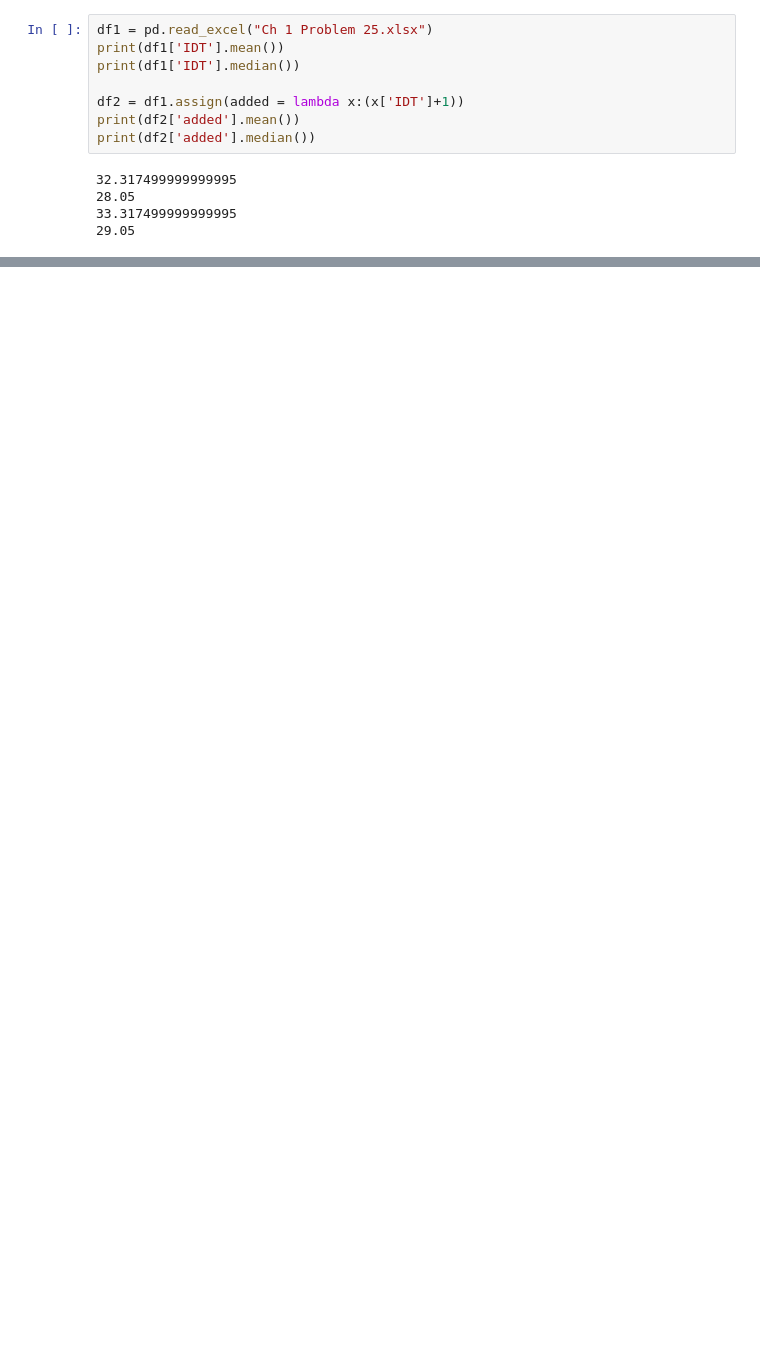
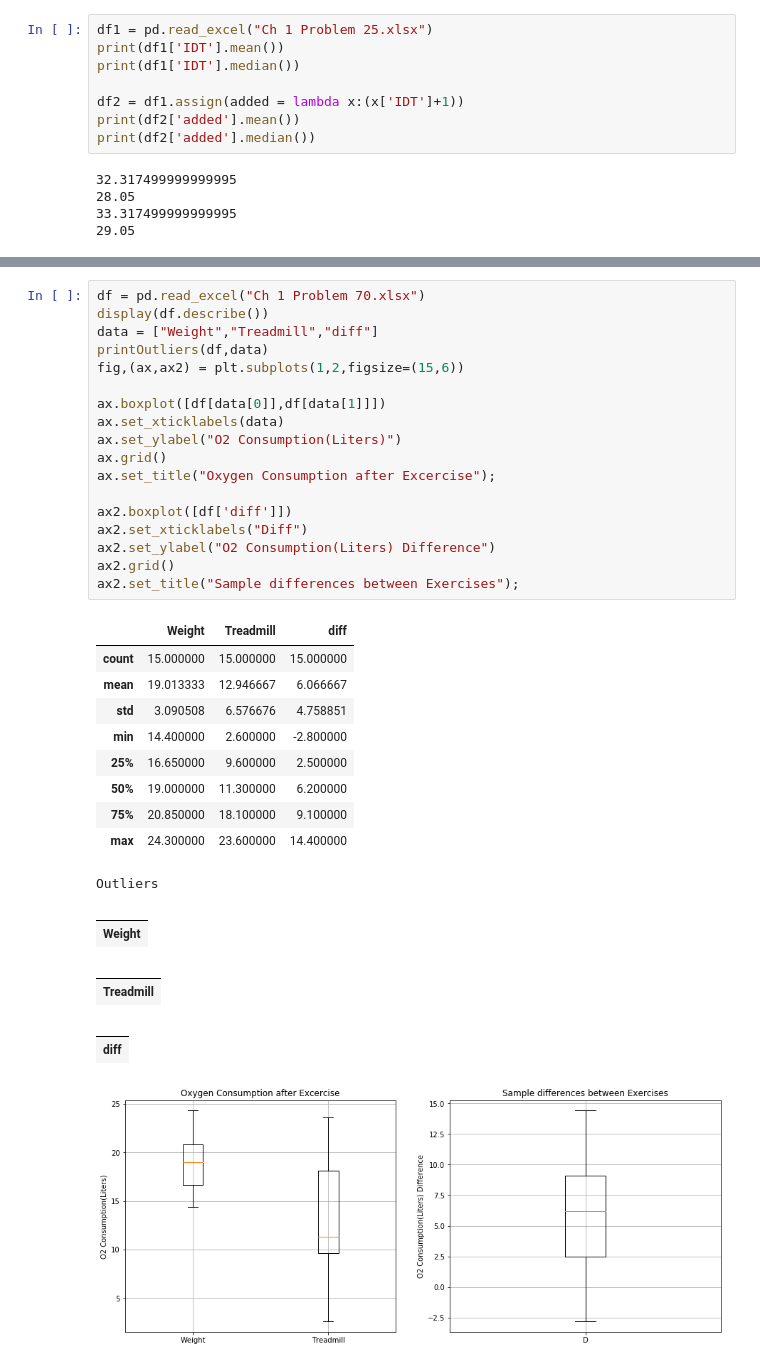
Before and after one commit to Viraj-Joshi/SDS321-HW, a Jupyter notebook: HW1 - Viraj Joshi vj3675.ipynb, the cells around one changed output, grey strips where cells are left out. Saved outputs shown, nothing was run; the diff lists cells and outputs as text; blank space fills up the shorter version.

```diff
--- a/HW1 - Viraj Joshi vj3675.ipynb
+++ b/HW1 - Viraj Joshi vj3675.ipynb
@@ -144,0 +294,36 @@ $ \overline{x} \text{ } and \text{ } \tilde{x}$ ,when the $x_{i}$ th observation
+# %%
+df = pd.read_excel("Ch 1 Problem 70.xlsx")
+display(df.describe())
+data = ["Weight","Treadmill","diff"]
+printOutliers(df,data)
+fig,(ax,ax2) = plt.subplots(1,2,figsize=(15,6))
+
+ax.boxplot([df[data[0]],df[data[1]]])
+ax.set_xticklabels(data)
+ax.set_ylabel("O2 Consumption(Liters)")
+ax.grid()
+ax.set_title("Oxygen Consumption after Excercise");
+
+ax2.boxplot([df['diff']])
+ax2.set_xticklabels("Diff")
+ax2.set_ylabel("O2 Consumption(Liters) Difference")
+ax2.grid()
+ax2.set_title("Sample differences between Exercises");
+# %% [output]
+|  | Weight | Treadmill | diff |
+| count | 15.000000 | 15.000000 | 15.000000 |
+| mean | 19.013333 | 12.946667 | 6.066667 |
+| std | 3.090508 | 6.576676 | 4.758851 |
+| min | 14.400000 | 2.600000 | -2.800000 |
+| 25% | 16.650000 | 9.600000 | 2.500000 |
+| 50% | 19.000000 | 11.300000 | 6.200000 |
+| 75% | 20.850000 | 18.100000 | 9.100000 |
+| max | 24.300000 | 23.600000 | 14.400000 |
+Outliers
+|  |
+| Weight |
+|  |
+| Treadmill |
+|  |
+| diff |
+[figure, added]
```
Also changed, not shown: parts of 16 cells of this notebook.
